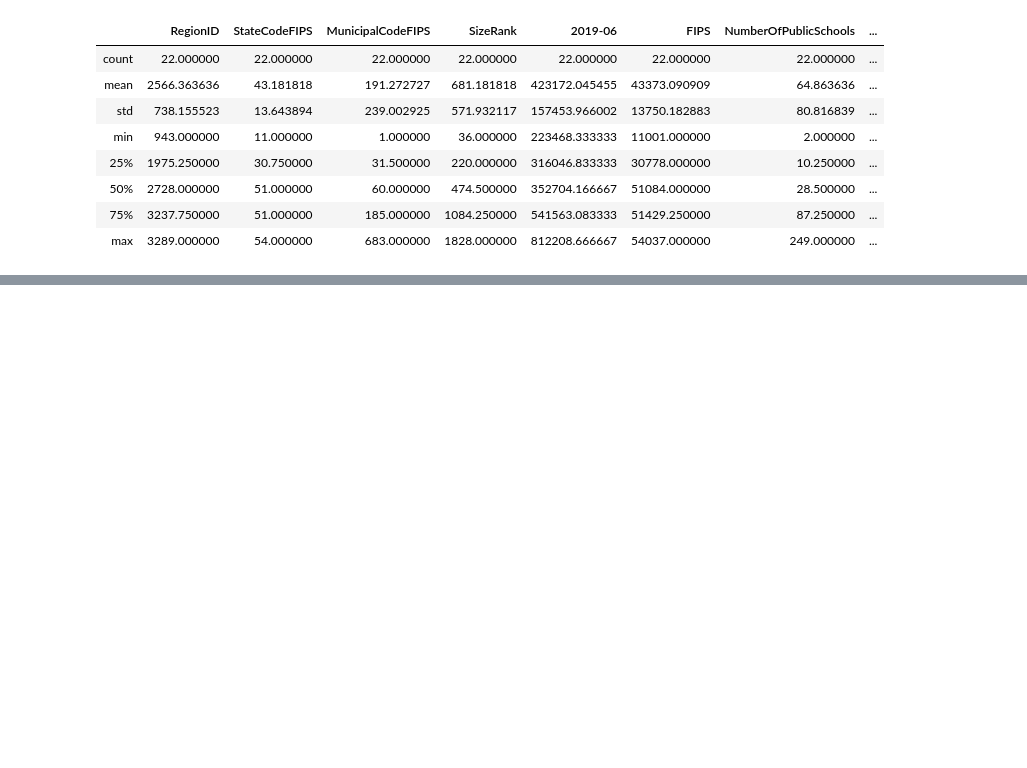
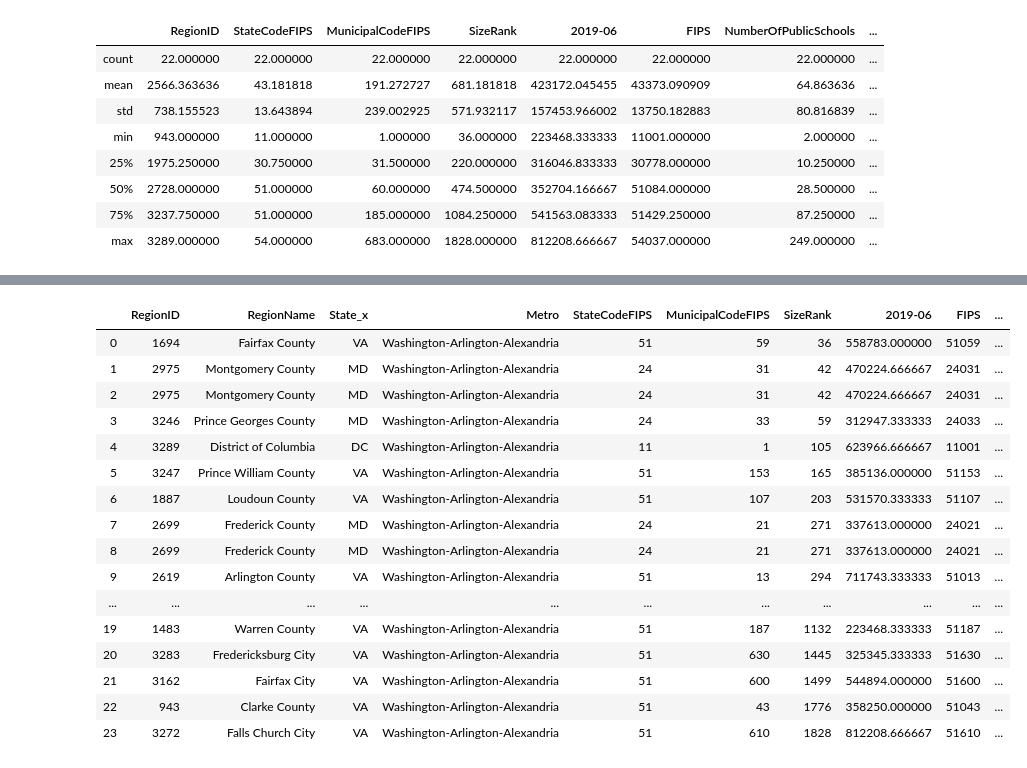
Before and after one commit to muoyo/dc-metro-housing, a Jupyter notebook: dchousing.ipynb, the cells around one changed output, grey strips where cells are left out. Saved outputs shown, nothing was run; the diff lists cells and outputs as text; code cells hidden in the pictures; blank space fills up the shorter version.

```diff
--- a/dchousing.ipynb
+++ b/dchousing.ipynb
@@ -389,0 +404,2 @@ df_state=df['GEO.display-label']str[1:]
+# %%
+df_population_dcarea.rename(columns = {'Geography_County':'RegionName'}, inplace = True)
@@ -389,0 +411,3 @@ df_state=df['GEO.display-label']str[1:]
+# %%
+df_population_dcarea = df_population_dcarea.drop(['Id', 'Id2'], axis=1)
+df_population_dcarea
@@ -389,0 +434,24 @@ df_state=df['GEO.display-label']str[1:]
+# %%
+df_dcmetro_merged_pop =df_dcmetro_merged.merge(df_population_dcarea, how='left', on='RegionName')
+# %%
+df_dcmetro_merged_pop = df_dcmetro_merged_pop.drop(['Id', 'Id2', 'State_y'], axis=1)
+# %%
+df_dcmetro_merged_pop
+# %% [output]
+|  | RegionID | RegionName | State_x | Metro | StateCodeFIPS | MunicipalCodeFIPS | SizeRank | 2019-06 | FIPS | ... |
+| 0 | 1694 | Fairfax County | VA | Washington-Arlington-Alexandria | 51 | 59 | 36 | 558783.000000 | 51059 | ... |
+| 1 | 2975 | Montgomery County | MD | Washington-Arlington-Alexandria | 24 | 31 | 42 | 470224.666667 | 24031 | ... |
+| 2 | 2975 | Montgomery County | MD | Washington-Arlington-Alexandria | 24 | 31 | 42 | 470224.666667 | 24031 | ... |
+| 3 | 3246 | Prince Georges County | MD | Washington-Arlington-Alexandria | 24 | 33 | 59 | 312947.333333 | 24033 | ... |
+| 4 | 3289 | District of Columbia | DC | Washington-Arlington-Alexandria | 11 | 1 | 105 | 623966.666667 | 11001 | ... |
+| 5 | 3247 | Prince William County | VA | Washington-Arlington-Alexandria | 51 | 153 | 165 | 385136.000000 | 51153 | ... |
+| 6 | 1887 | Loudoun County | VA | Washington-Arlington-Alexandria | 51 | 107 | 203 | 531570.333333 | 51107 | ... |
+| 7 | 2699 | Frederick County | MD | Washington-Arlington-Alexandria | 24 | 21 | 271 | 337613.000000 | 24021 | ... |
+| 8 | 2699 | Frederick County | MD | Washington-Arlington-Alexandria | 24 | 21 | 271 | 337613.000000 | 24021 | ... |
+| 9 | 2619 | Arlington County | VA | Washington-Arlington-Alexandria | 51 | 13 | 294 | 711743.333333 | 51013 | ... |
+| ... | ... | ... | ... | ... | ... | ... | ... | ... | ... | ... |
+| 19 | 1483 | Warren County | VA | Washington-Arlington-Alexandria | 51 | 187 | 1132 | 223468.333333 | 51187 | ... |
+| 20 | 3283 | Fredericksburg City | VA | Washington-Arlington-Alexandria | 51 | 630 | 1445 | 325345.333333 | 51630 | ... |
+| 21 | 3162 | Fairfax City | VA | Washington-Arlington-Alexandria | 51 | 600 | 1499 | 544894.000000 | 51600 | ... |
+| 22 | 943 | Clarke County | VA | Washington-Arlington-Alexandria | 51 | 43 | 1776 | 358250.000000 | 51043 | ... |
+| 23 | 3272 | Falls Church City | VA | Washington-Arlington-Alexandria | 51 | 610 | 1828 | 812208.666667 | 51610 | ... |
```
Also changed, not shown: parts of 10 cells of this notebook, 1 other file.
